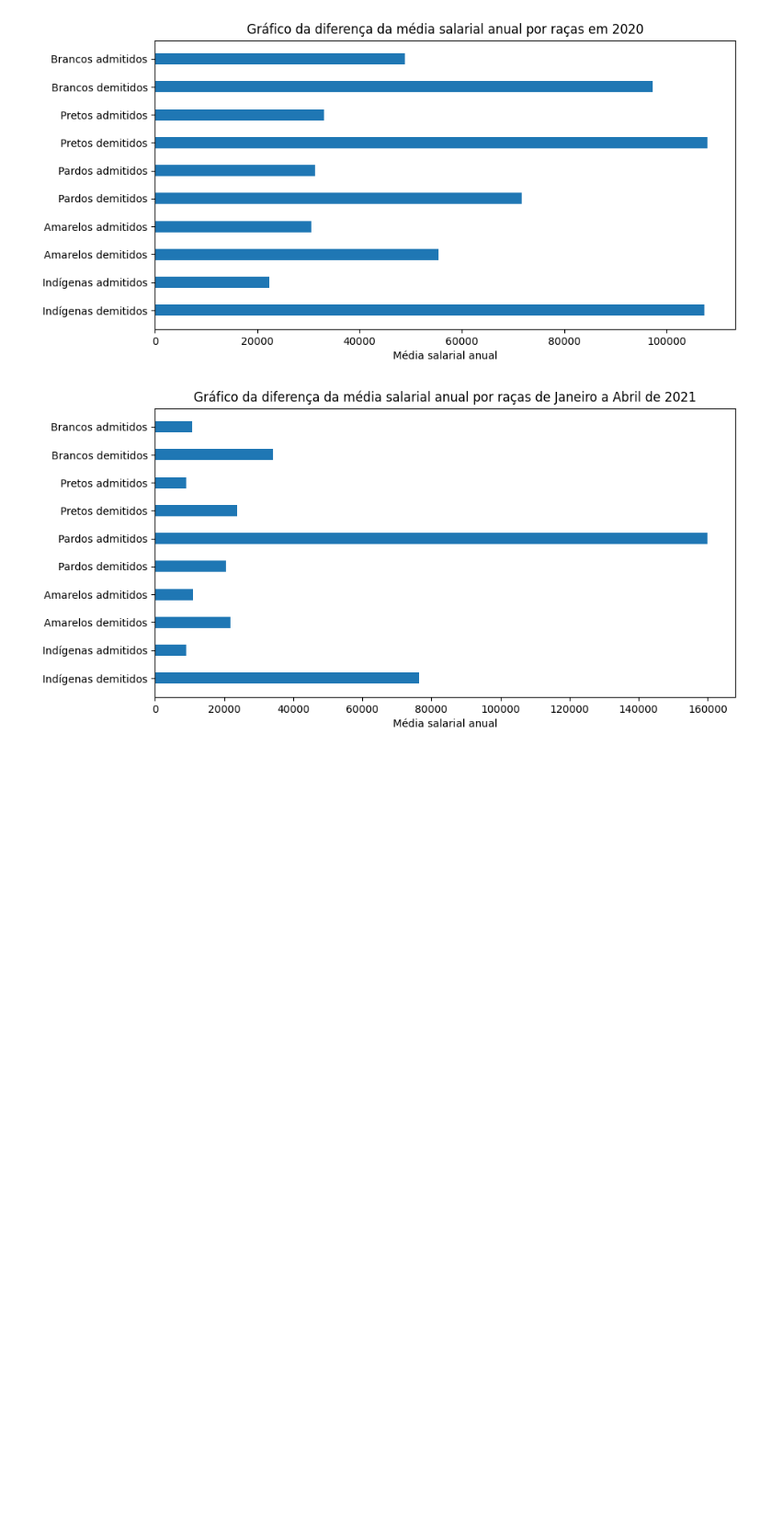
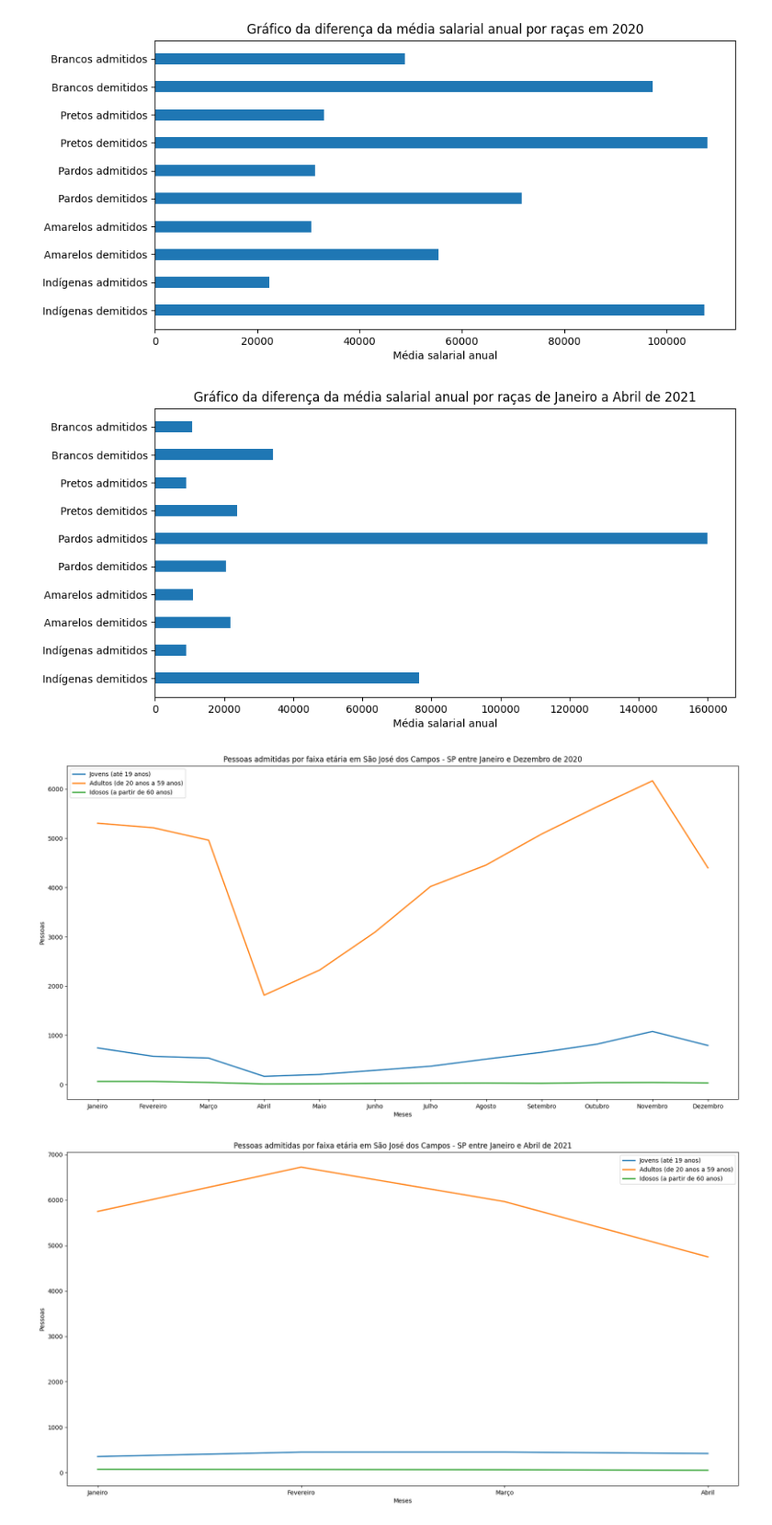
Before and after one commit to barbaraport/analise-empregabilidade-caged, a Jupyter notebook: analise-empregabilidade-caged.ipynb, the cells around one changed output. Shown at 92% size. Saved outputs shown, nothing was run; the diff lists cells and outputs as text; code cells hidden in the pictures; blank space fills up the shorter version.

```diff
--- a/analise-empregabilidade-caged.ipynb
+++ b/analise-empregabilidade-caged.ipynb
@@ -923,3 +923,40 @@ plotGraficoDiferencaSalarialPorRaca(diferencaSalarialPorRaca2021,10,5,"Gráfico
 # %% [output]
 [figure]
 [figure]
+# %%
+lista_Jovens_admitidos2020SJC = []
+lista_Adultos_admitidos2020SJC = []
+lista_Idosos_admitidos2020SJC = []
+
+lista_Jovens_admitidos2021SJC = []
+lista_Adultos_admitidos2021SJC = []
+lista_Idosos_admitidos2021SJC = []
+
+#Admissões por faixa etária 2020
+empregoPorFaixaEtaria2020SJC = {}
+for mes in movimento2020:
+    empregoPorFaixaEtaria2020SJC[mes] = contagemPorFaixaEtaria(movimento2020[mes][['tipomovimentação','idade', 'município']].loc[movimento2020[mes]['município'].isin([354990])].dropna().to_dict('records'))
+
+for mes,dic in empregoPorFaixaEtaria2020SJC.items():
+    lista_Jovens_admitidos2020SJC.append(dic['admitidos']['Jovens'])
+    lista_Adultos_admitidos2020SJC.append(dic['admitidos']['Adultos'])
+    lista_Idosos_admitidos2020SJC.append(dic['admitidos']['Idosos'])
+
+#Admissões por faixa etária 2021
+empregoPorFaixaEtaria2021SJC = {}
+for mes in movimento2021:
+    empregoPorFaixaEtaria2021SJC[mes] = contagemPorFaixaEtaria(movimento2021[mes][['tipomovimentação','idade', 'município']].loc[movimento2021[mes]['município'].isin([354990])].dropna().to_dict('records'))
+
+for mes,dic in empregoPorFaixaEtaria2021SJC.items():
+    lista_Jovens_admitidos2021SJC.append(dic['admitidos']['Jovens'])
+    lista_Adultos_admitidos2021SJC.append(dic['admitidos']['Adultos'])
+    lista_Idosos_admitidos2021SJC.append(dic['admitidos']['Idosos'])
+
+# grafico pessoas admitidos por faixa etaria em 2020
+plotGraficoEmpregoFaixaEtaria(lista_Jovens_admitidos2020SJC,lista_Adultos_admitidos2020SJC,lista_Idosos_admitidos2020SJC,'Pessoas','Meses','Pessoas admitidas por faixa etária em São José dos Campos - SP entre Janeiro e Dezembro de 2020',20,10,meses_grafico2020)
+
+# grafico pessoas admitidos por faixa etaria em 2021
+plotGraficoEmpregoFaixaEtaria(lista_Jovens_admitidos2021SJC,lista_Adultos_admitidos2021SJC,lista_Idosos_admitidos2021SJC,'Pessoas','Meses','Pessoas admitidas por faixa etária em São José dos Campos - SP entre Janeiro e Abril de 2021',20,10,meses_grafico2021)
+# %% [output]
+[figure, added]
+[figure, added]
```
Also changed, not shown: parts of 7 cells of this notebook, 4 other files.
